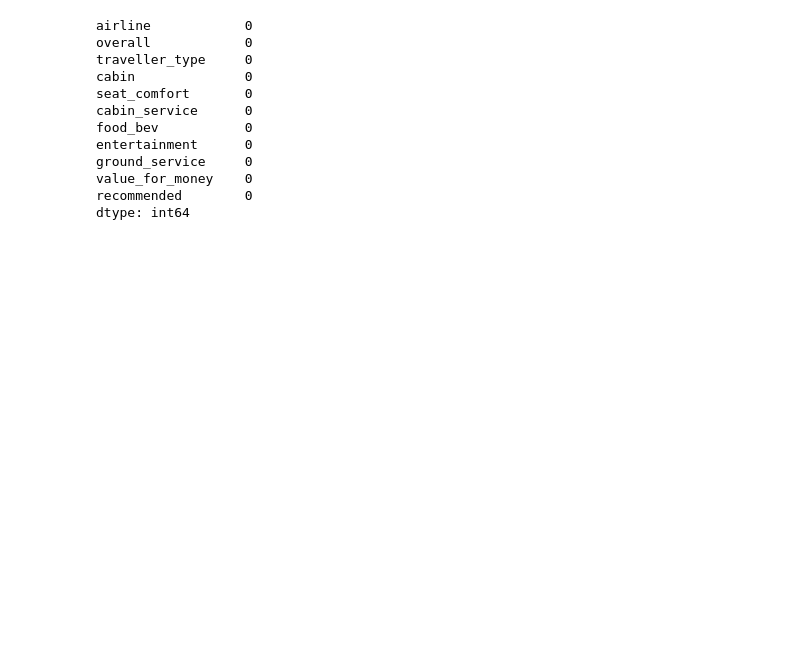
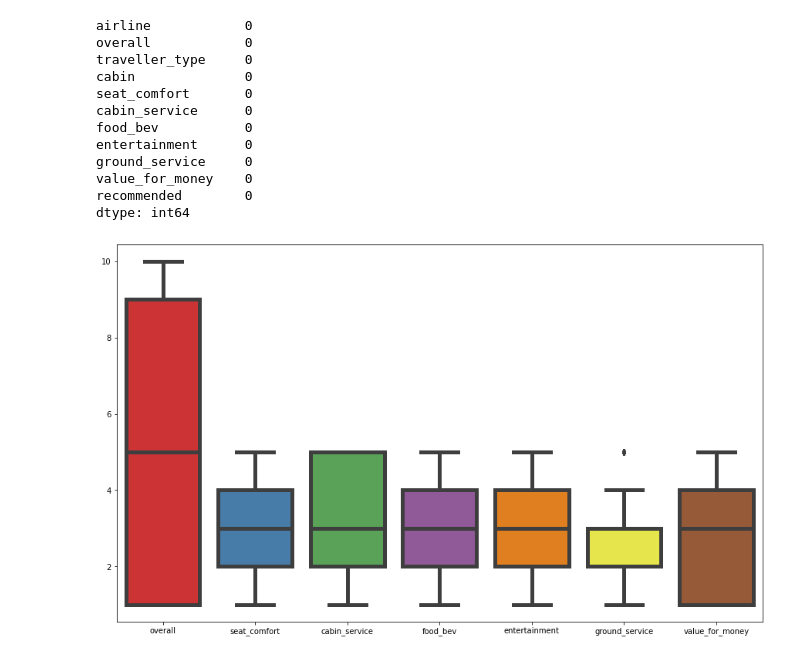
Before and after one commit to Arka1212/Airline-Passenger-Referral-Prediction, a Jupyter notebook: Airline_Passenger_Referral_Prediction.ipynb, the cells around one changed output. Cells and saved outputs as stored; diff of their text form; code cells hidden in the pictures; blank space fills up the shorter version.

```diff
--- a/Airline_Passenger_Referral_Prediction.ipynb
+++ b/Airline_Passenger_Referral_Prediction.ipynb
@@ -287,3 +287,12 @@ ground_service     0
 value_for_money    0
 recommended        0
 dtype: int64
+# %%
+# Outlier detection.
+plt.figure(figsize=(15,9))
+sns.boxplot(data=airline_df[['overall','seat_comfort','cabin_service','food_bev','entertainment','ground_service','value_for_money']],linewidth=5,palette='Set1')
+plt.show()
+
+# No such outlier is visible in the dataset. Hence, dataset does not need outlier treatment and is ready for further analysis.
+# %% [output]
+[figure, added]
```
Also changed, not shown: parts of 2 cells of this notebook.
